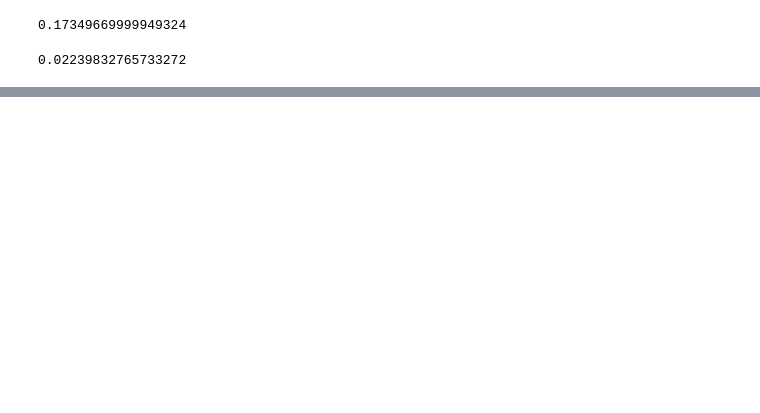
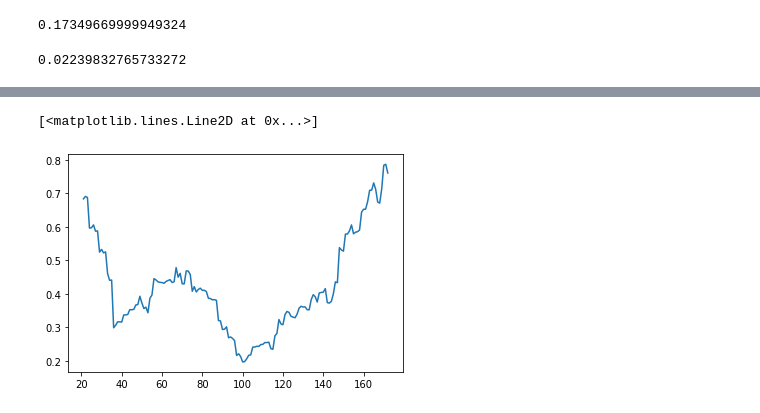
Before and after one commit to zebrabug/FinalMDS, a Jupyter notebook: Sigma.ipynb, the cells around one changed output, grey strips where cells are left out. Cells and saved outputs as stored; diff of their text form; code cells hidden in the pictures; blank space fills up the shorter version.

```diff
--- a/Sigma.ipynb
+++ b/Sigma.ipynb
@@ -46,3 +50,5 @@ sigma.iloc[-1] * (1/8)**0.5
 sigma.iloc[-1] * (1/8/60)**0.5
 # %% [output]
 0.02239832765733272
+# %%
+data = pd.read_csv('EURRUB_TOM_D_210401_211130.txt', sep=',')
@@ -48,0 +71,4 @@ sigma.iloc[-1] * (1/8/60)**0.5
+# %%
+close_price = data['<CLOSE>'].diff()
+# %%
+sigma = close_price.rolling(window=21).std()
@@ -48,0 +80,5 @@ sigma.iloc[-1] * (1/8/60)**0.5
+# %%
+plt.plot(sigma)
+# %% [output]
+[<matplotlib.lines.Line2D at 0x...>]
+[figure, added]
```
Also changed, not shown: parts of 4 cells of this notebook, 1 other file.
